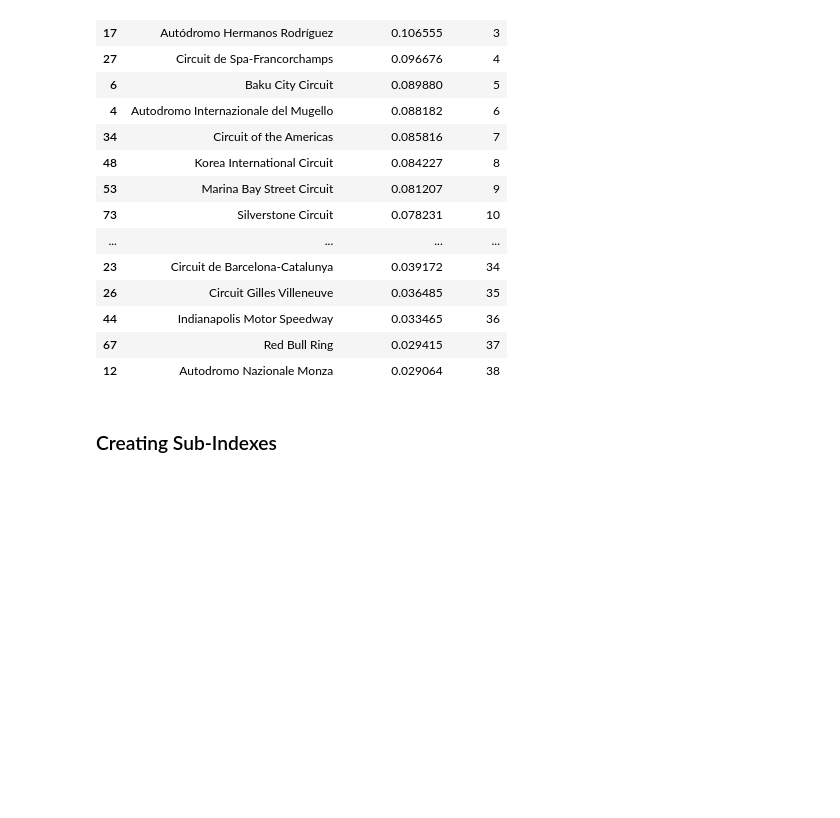
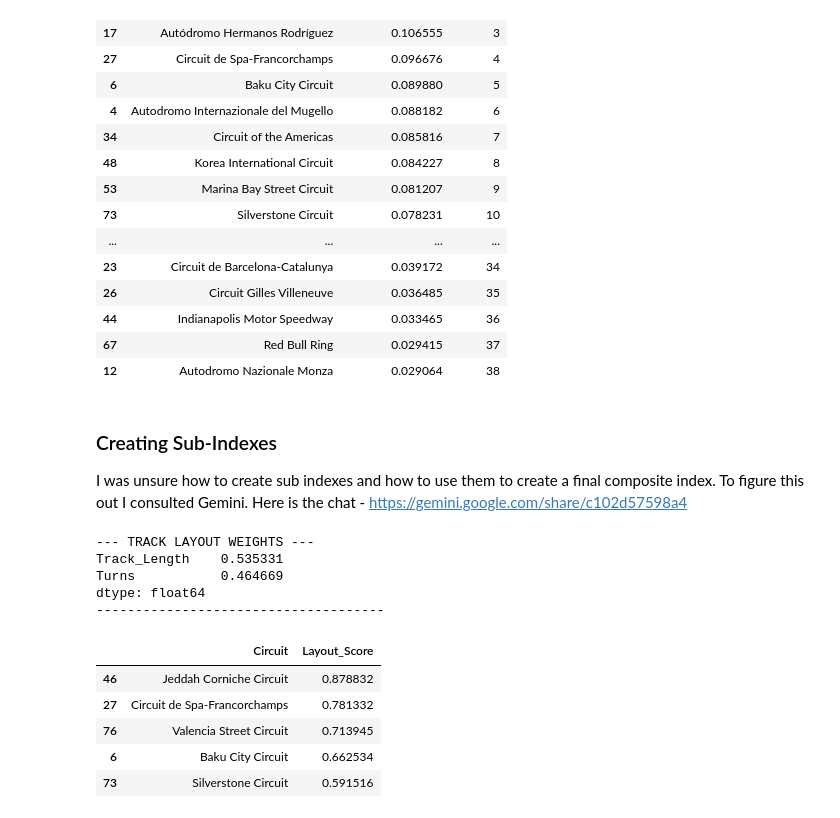
Before and after one commit to LukeHilliard/f1-complexity-index, a Jupyter notebook: analysis.ipynb, the cells around one changed output. Cells and saved outputs as stored; diff of their text form; code cells hidden in the pictures; blank space fills up the shorter version.

```diff
--- a/analysis.ipynb
+++ b/analysis.ipynb
@@ -1035,5 +1035,7 @@ dtype: float64
 | 12 | Autodromo Nazionale Monza | 0.029064 | 38 |
 # %% [markdown]
 ### Creating Sub-Indexes
+
+I was unsure how to create sub indexes and how to use them to create a final composite index. To figure this out I consulted Gemini. Here is the chat - https://gemini.google.com/share/c102d57598a4
 # %%
 # Track Layout Sub-Index
@@ -1044,3 +1046,32 @@ environment_cols = ['Altitude', 'Circuit_Type']
 
 # Safety Sub-Index
 safety_cols = ['Safety_Car_Rate', 'Red_Flag_Rate']
+# %%
+layout_data = scaled_master_data[track_layout_cols]
+
+pca_layout = PCA().fit(layout_data)
+layout_weights = pd.Series(pca_layout.components_[0], index=track_layout_cols).abs()
+layout_weights = layout_weights / layout_weights.sum()
+
+print("--- WEIGHTS ---")
+print(layout_weights.sort_values(ascending=False))
+print("-------------------------------------\n")
+
+master_data['Layout_Score'] = (
+    (layout_data['Turns'] * layout_weights['Turns']) +
+    (layout_data['Track_Length'] * layout_weights['Track_Length'])
+)
+
+master_data[['Circuit', 'Layout_Score']].sort_values(by='Layout_Score', ascending=False).head()
+# %% [output]
+--- TRACK LAYOUT WEIGHTS ---
+Track_Length    0.535331
+Turns           0.464669
+dtype: float64
+-------------------------------------
+|  | Circuit | Layout_Score |
+| 46 | Jeddah Corniche Circuit | 0.878832 |
+| 27 | Circuit de Spa-Francorchamps | 0.781332 |
+| 76 | Valencia Street Circuit | 0.713945 |
+| 6 | Baku City Circuit | 0.662534 |
+| 73 | Silverstone Circuit | 0.591516 |
```
Also changed, not shown: parts of 4 cells of this notebook.
